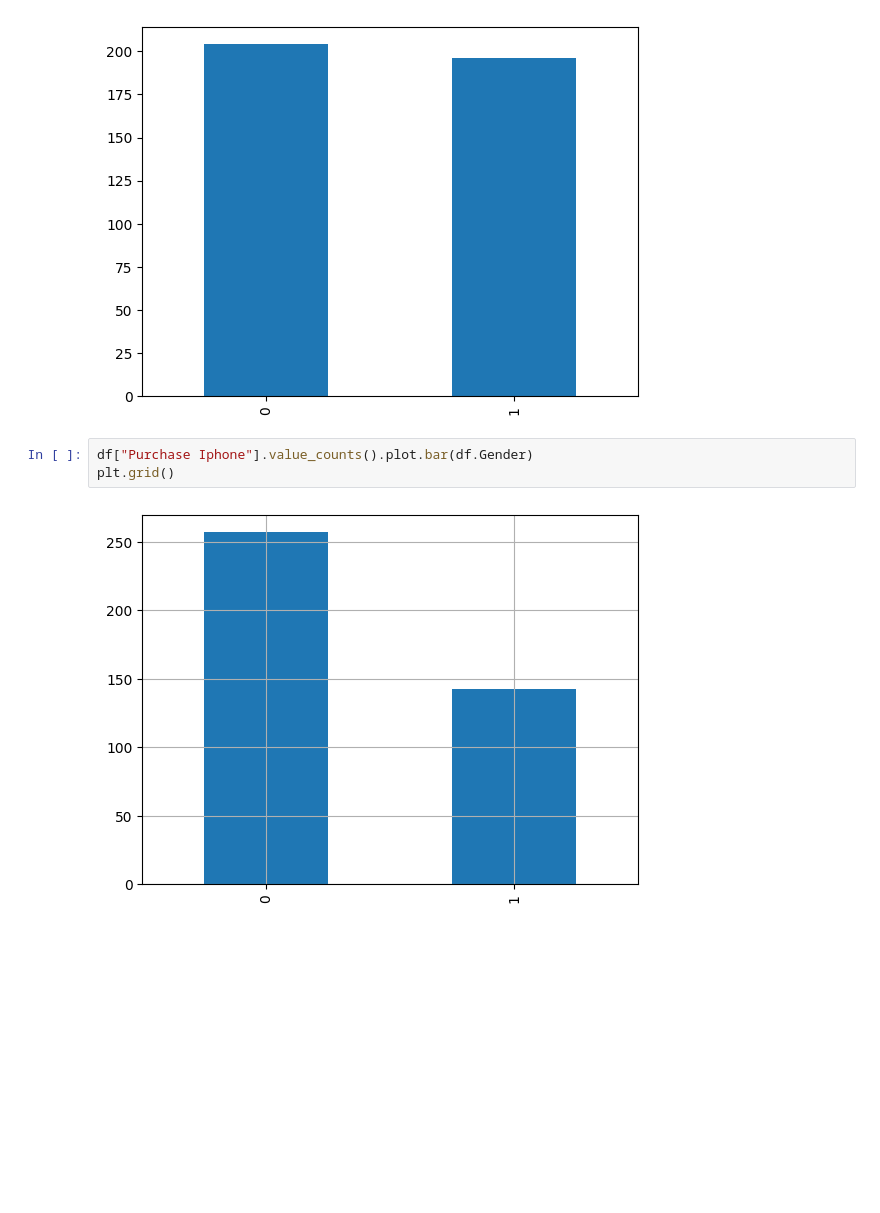
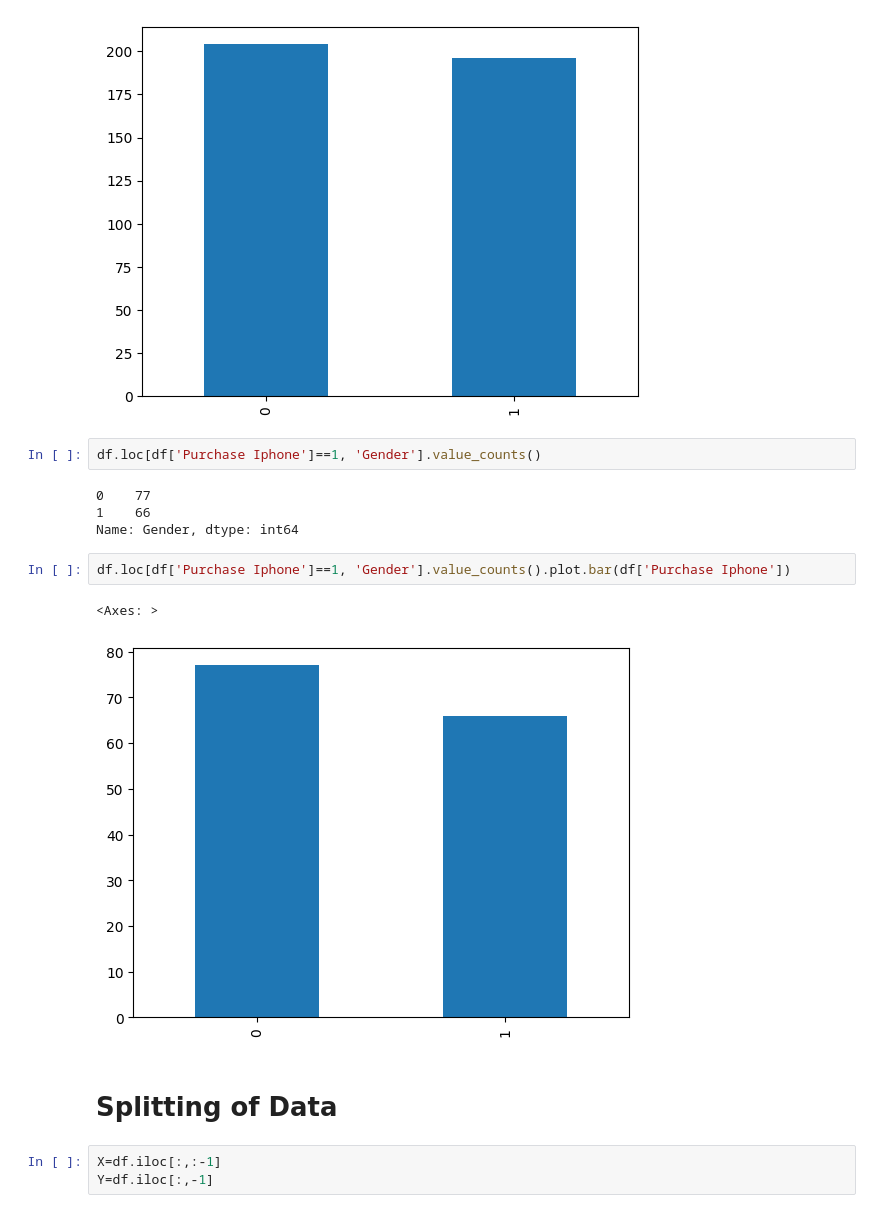
Before and after one commit to sujataprasad01/ML-K-Nearest-Neighbor-Iphone-Dataset, a Jupyter notebook: K_Nearest_Neighbor.ipynb, the cells around one changed output. Saved outputs shown, nothing was run; the diff lists cells and outputs as text; blank space fills up the shorter version.

```diff
--- a/K_Nearest_Neighbor.ipynb
+++ b/K_Nearest_Neighbor.ipynb
@@ -175,8 +175,19 @@ df.Gender.value_counts().plot.bar(df.Gender)
 # %% [output]
 <Axes: >
 [figure]
+# %%
+df.loc[df['Purchase Iphone']==1, 'Gender'].value_counts()
+# %% [output]
+0    77
+1    66
+Name: Gender, dtype: int64
 # %%
-df["Purchase Iphone"].value_counts().plot.bar(df.Gender)
-plt.grid()
+df.loc[df['Purchase Iphone']==1, 'Gender'].value_counts().plot.bar(df['Purchase Iphone'])
 # %% [output]
+<Axes: >
-[figure, old version]
+[figure, new version]
+# %% [markdown]
+# Splitting of Data
+# %%
+X=df.iloc[:,:-1]
+Y=df.iloc[:,-1]
```
Also changed, not shown: parts of 15 cells of this notebook.
